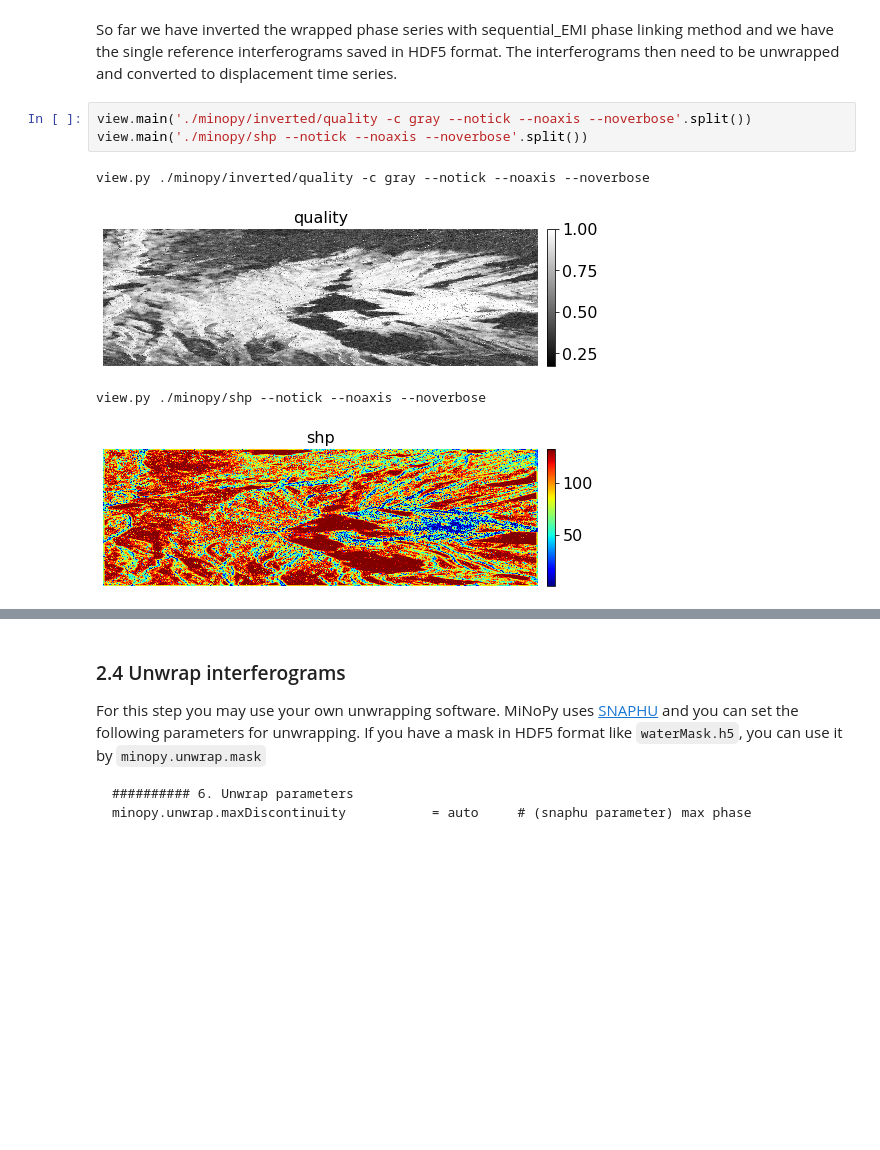
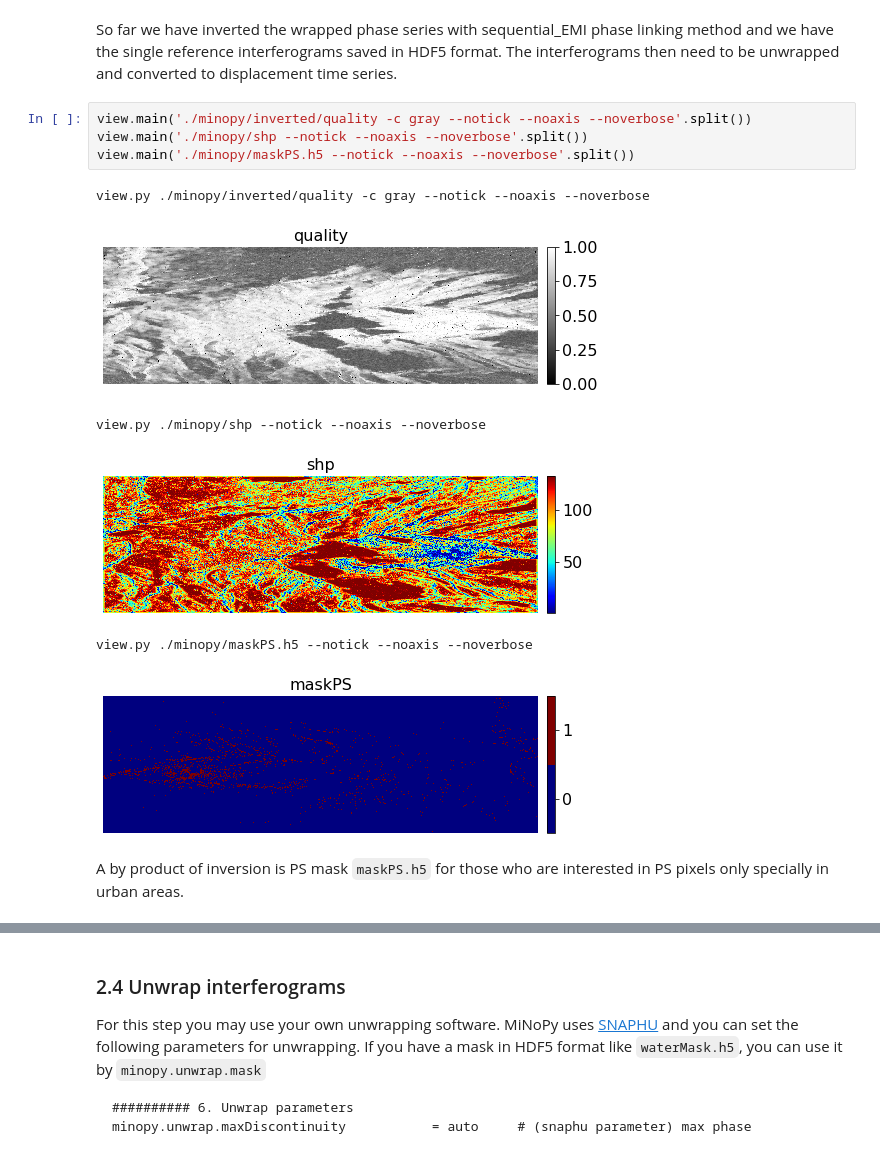
Before and after one commit to insarlab/MiaplPy, a Jupyter notebook: tutorial/minopyApp.ipynb, the cells around one changed output, grey strips where cells are left out. Saved outputs shown, nothing was run; the diff lists cells and outputs as text; blank space fills up the shorter version.

```diff
--- a/tutorial/minopyApp.ipynb
+++ b/tutorial/minopyApp.ipynb
@@ -403,11 +405,16 @@ So far we have inverted the wrapped phase series with sequential_EMI phase linki
 # %%
 view.main('./minopy/inverted/quality -c gray --notick --noaxis --noverbose'.split())
 view.main('./minopy/shp --notick --noaxis --noverbose'.split())
+view.main('./minopy/maskPS.h5 --notick --noaxis --noverbose'.split())
 # %% [output]
 view.py ./minopy/inverted/quality -c gray --notick --noaxis --noverbose
-[figure, old version]
+[figure, new version]
 view.py ./minopy/shp --notick --noaxis --noverbose
 [figure]
+view.py ./minopy/maskPS.h5 --notick --noaxis --noverbose
+[figure, added]
+# %% [markdown]
+A by product of inversion is PS mask `maskPS.h5` for those who are interested in PS pixels only specially in urban areas.
 # %%
 view.main('./minopy/inverted/phase_series.h5 phase --noaxis --nowhitespace'.split())
 # %% [output]
```
Also changed, not shown: parts of 28 cells of this notebook, 18 other files.
